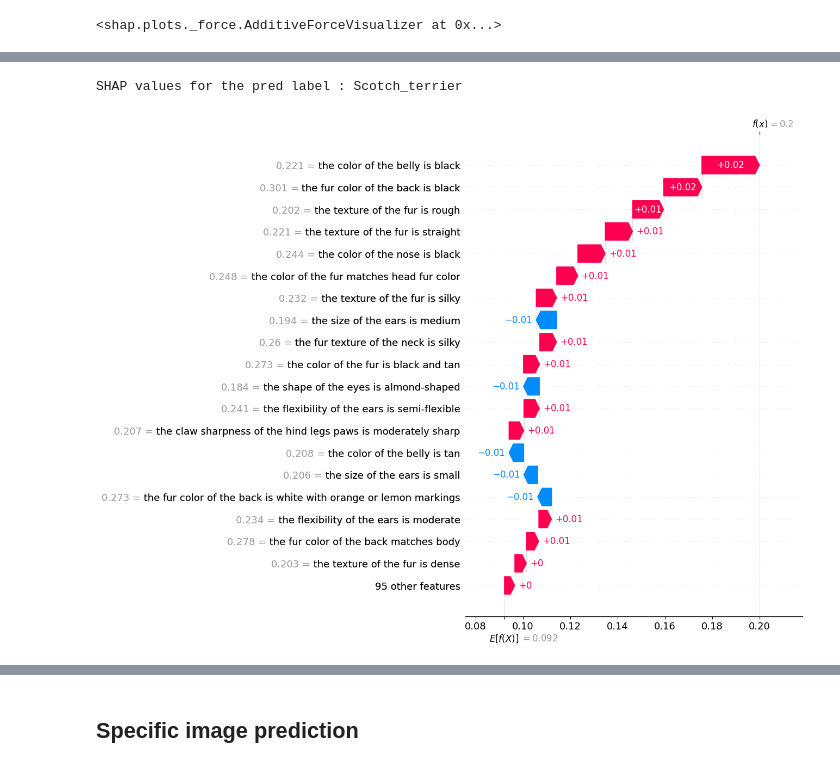
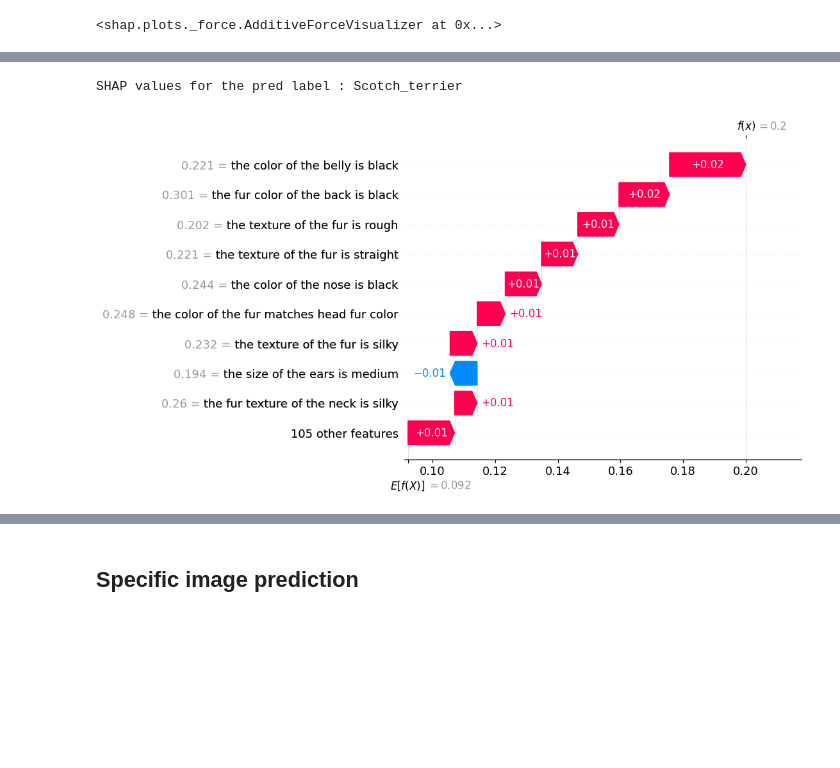
Before and after one commit to TustiWutsi/interpretable-image-classification, a Jupyter notebook: interpretable_image_classifier.ipynb, the cells around one changed output, grey strips where cells are left out. Drawn from its saved outputs; the diff is of its cells as text; code cells hidden in the pictures; blank space fills up the shorter version.

```diff
--- a/interpretable_image_classifier.ipynb
+++ b/interpretable_image_classifier.ipynb
@@ -561,3 +561,6 @@ df_classification
 df_classification.to_csv('dog_visual_clues_similarities_10.csv', index=False)
 # %%
 df_classification = pd.read_csv('dog_visual_clues_similarities_10.csv')
+# %%
+df_classification = df_classification.reset_index(drop=True)
+df_classification
@@ -1027,15 +1055,15 @@ SHAP values for the true label : Lhasa
 # %%
 print(f"SHAP values for the pred label : {pred_class}")
 
 shap.plots.waterfall(
     shap.Explanation(
         values=sample_shap_values_pred,
         base_values=base_value_pred,
         feature_names=feature_names,
         data=sample_features
     ),
-    max_display=20
+    max_display=10
 )
 # %% [output]
 SHAP values for the pred label : Scotch_terrier
-[figure, old version]
+[figure, new version]
```
Also changed, not shown: parts of 16 cells of this notebook, 4 other files.
